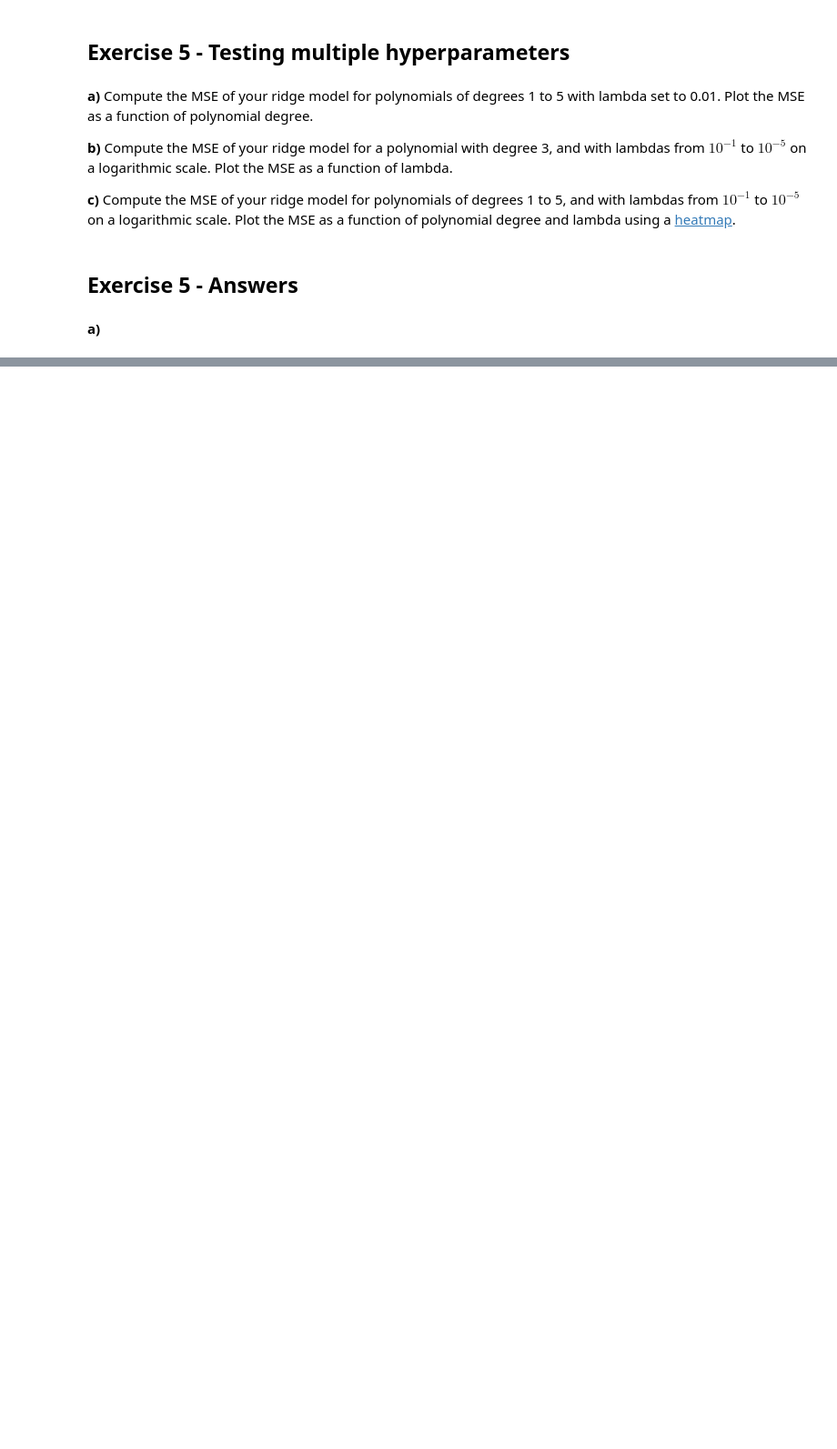
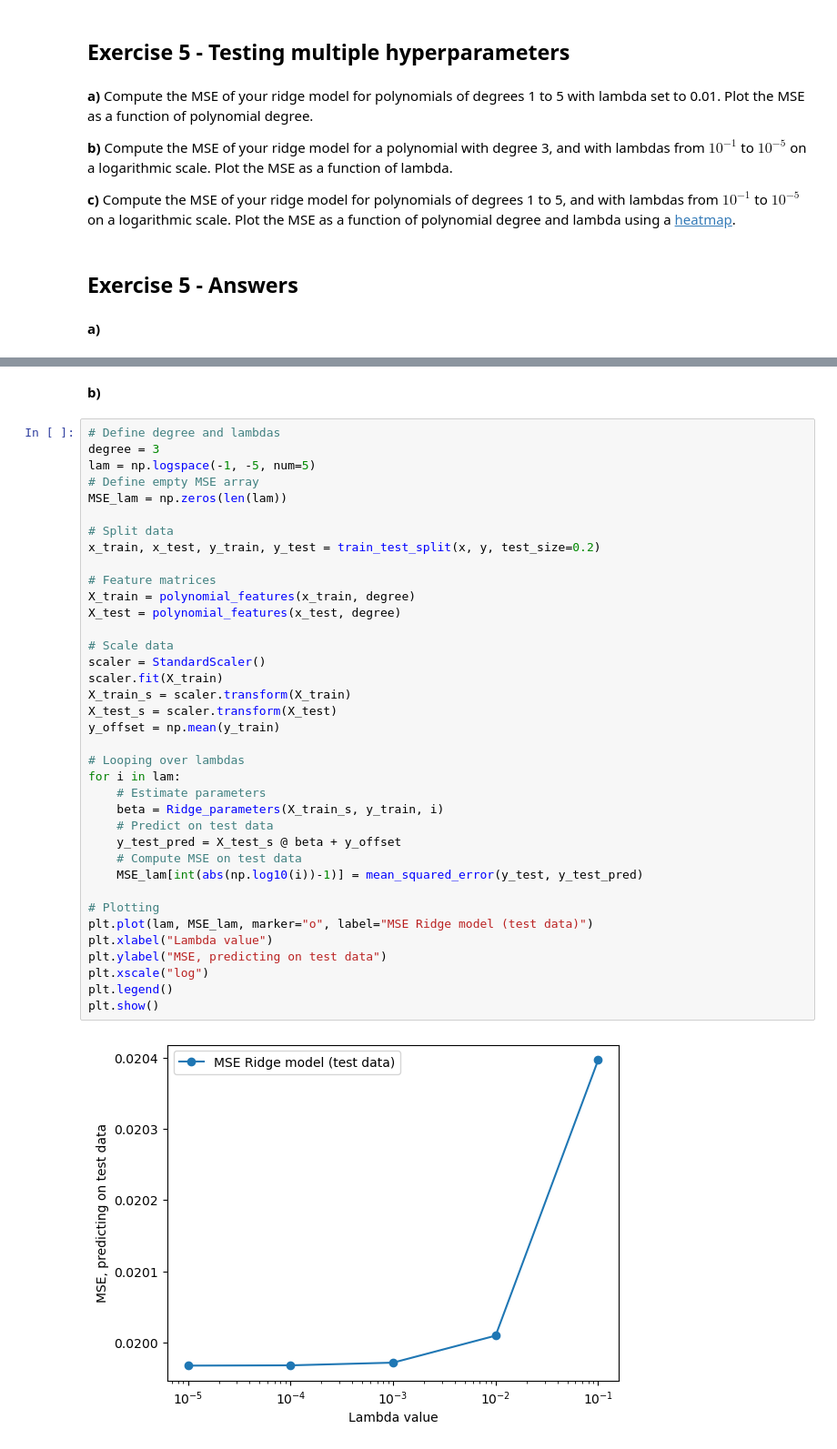
Before and after one commit to aadnerol/FYS-STK3155, a Jupyter notebook: Weekly Exercises/Week 36/exercisesweek36.ipynb, the cells around one changed output, grey strips where cells are left out. Shown at 91% size. Cells and saved outputs as stored; diff of their text form; blank space fills up the shorter version.

Commit message:
Week 36: exercise 5b, 5c + fixed errors

```diff
--- a/Weekly Exercises/Week 36/exercisesweek36.ipynb
+++ b/Weekly Exercises/Week 36/exercisesweek36.ipynb
@@ -269,0 +271,41 @@ plt.show()
+# %% [markdown]
+**b)**
+# %%
+# Define degree and lambdas
+degree = 3
+lam = np.logspace(-1, -5, num=5)
+# Define empty MSE array
+MSE_lam = np.zeros(len(lam))
+
+# Split data
+x_train, x_test, y_train, y_test = train_test_split(x, y, test_size=0.2)
+
+# Feature matrices
+X_train = polynomial_features(x_train, degree)
+X_test = polynomial_features(x_test, degree)
+
+# Scale data
+scaler = StandardScaler()
+scaler.fit(X_train)
+X_train_s = scaler.transform(X_train)
+X_test_s = scaler.transform(X_test)
+y_offset = np.mean(y_train)
+
+# Looping over lambdas
+for i in lam:
+    # Estimate parameters
+    beta = Ridge_parameters(X_train_s, y_train, i)
+    # Predict on test data
+    y_test_pred = X_test_s @ beta + y_offset
+    # Compute MSE on test data
+    MSE_lam[int(abs(np.log10(i))-1)] = mean_squared_error(y_test, y_test_pred)
+
+# Plotting
+plt.plot(lam, MSE_lam, marker="o", label="MSE Ridge model (test data)")
+plt.xlabel("Lambda value")
+plt.ylabel("MSE, predicting on test data")
+plt.xscale("log")
+plt.legend()
+plt.show()
+# %% [output]
+[figure, added]
```
Also changed, not shown: parts of 8 cells of this notebook.
